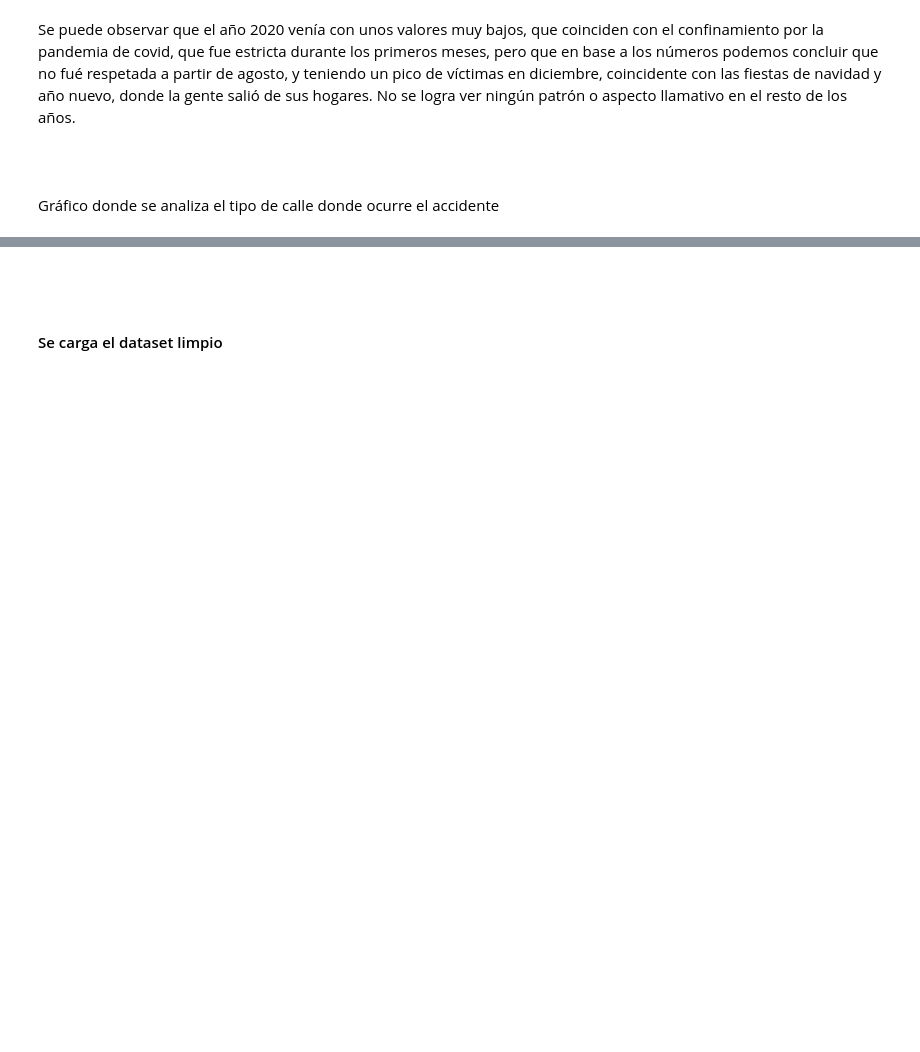
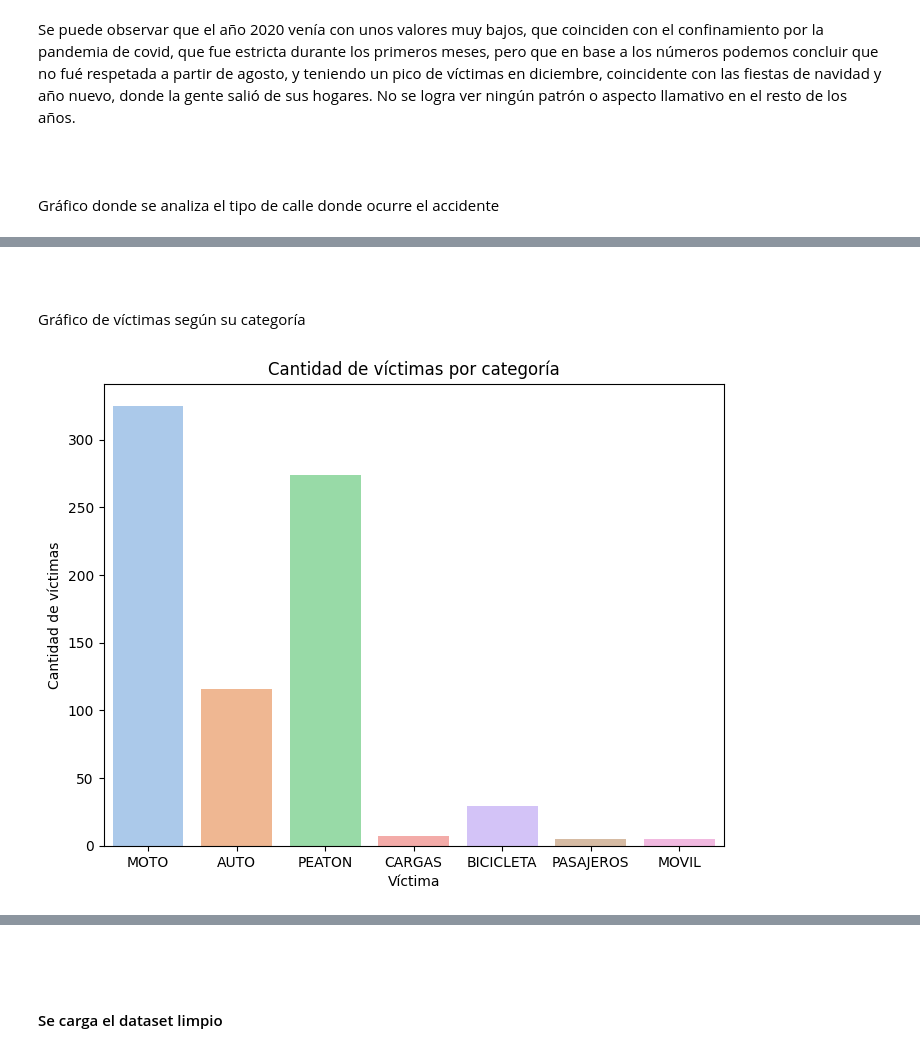
Before and after one commit to SebitaElGordito/PI_02_siniestros_viales, a Jupyter notebook: EDA.ipynb, the cells around one changed output, grey strips where cells are left out. Saved outputs shown, nothing was run; the diff lists cells and outputs as text; code cells hidden in the pictures; blank space fills up the shorter version.

```diff
--- a/EDA.ipynb
+++ b/EDA.ipynb
@@ -249,0 +284,14 @@ Gráfico donde se analiza el tipo de calle donde ocurre el accidente
+# %% [markdown]
+<br>
+<br>
+
+Gráfico de víctimas según su categoría
+# %%
+# gráfico de víctimas dividido por categorías
+fig, ax = plt.subplots(figsize=(8, 6))
+sns.countplot(data=df_homicidios, x='Víctima', palette='pastel')
+ax.set_title('Cantidad de víctimas por categoría')
+ax.set_ylabel('Cantidad de víctimas')
+plt.show()
+# %% [output]
+[figure, added]
```
Also changed, not shown: parts of 22 cells of this notebook, 9 other files.
